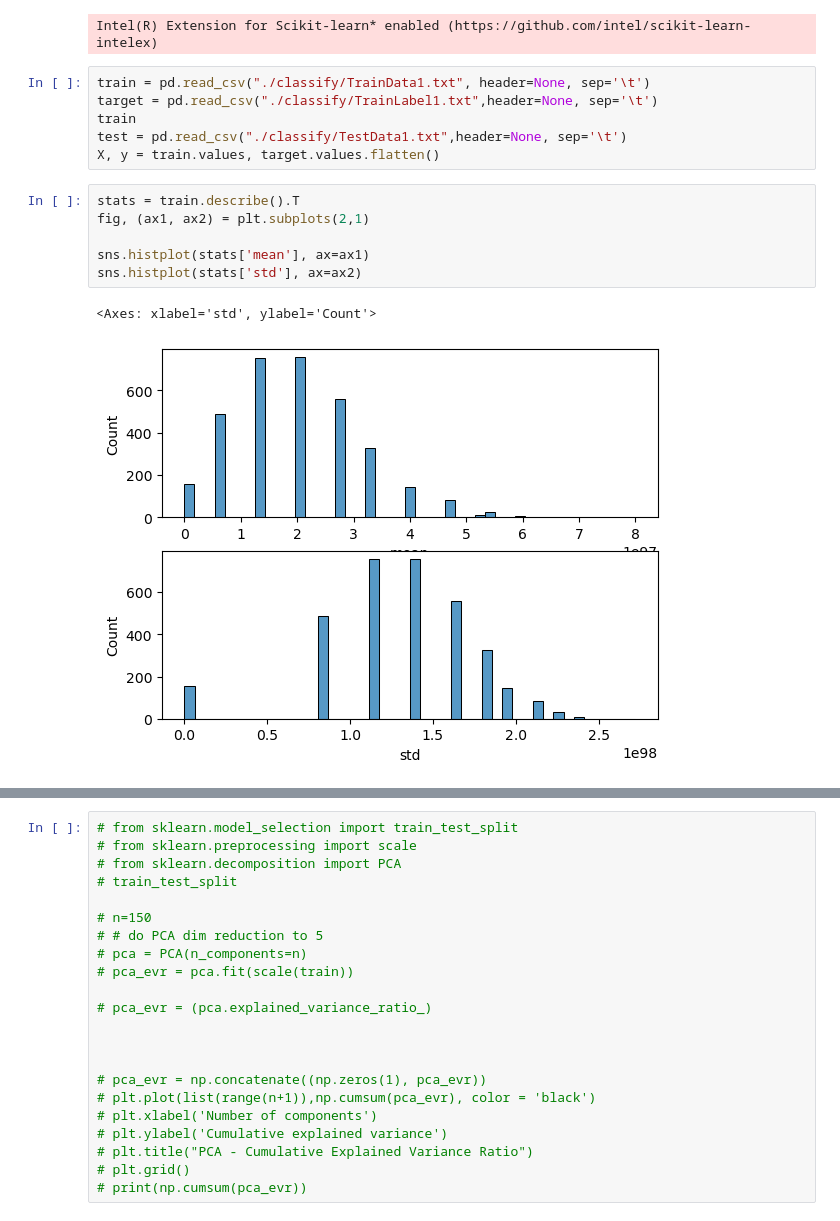
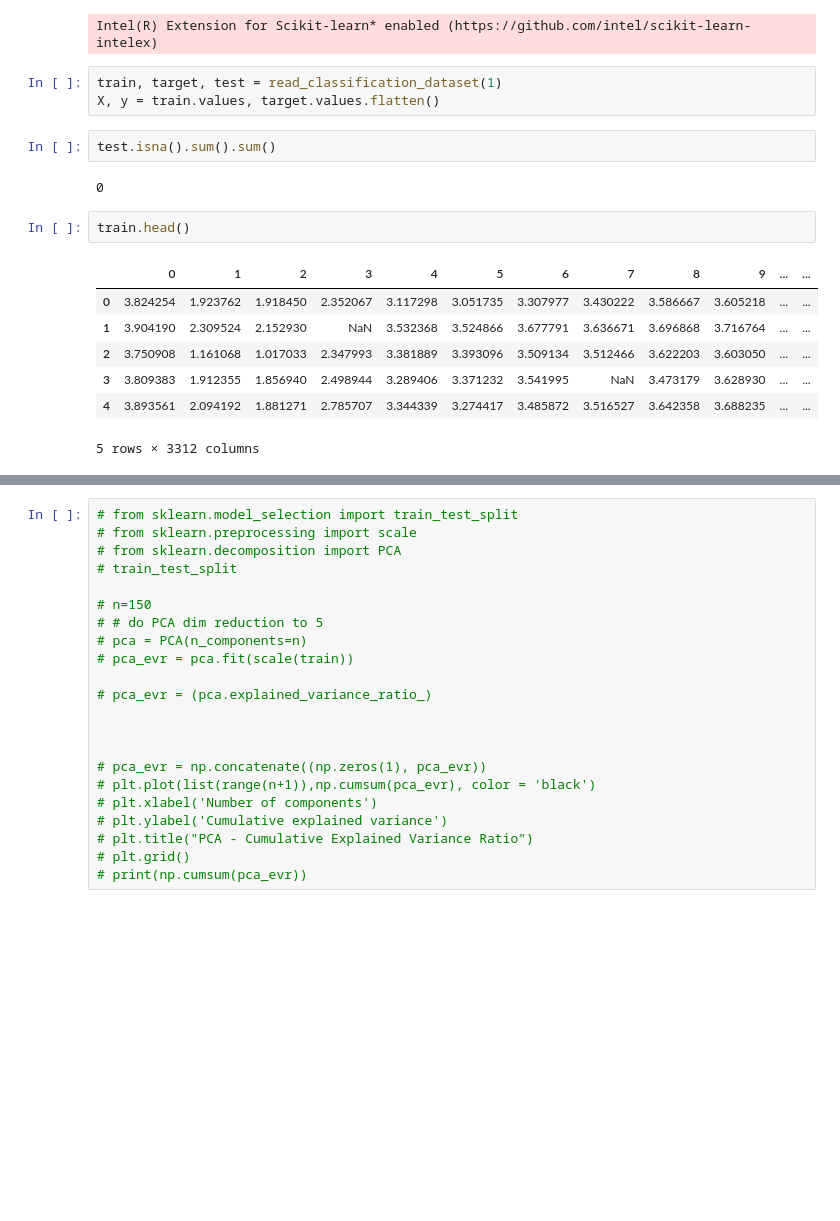
Before and after one commit to jamorr/ml_classification_na_estimation, a Jupyter notebook: classification.ipynb, the cells around one changed output, grey strips where cells are left out. Saved outputs shown, nothing was run; the diff lists cells and outputs as text; blank space fills up the shorter version.

Commit message:
added util function for reading data from csv

```diff
--- a/classification.ipynb
+++ b/classification.ipynb
@@ -20,18 +24,20 @@ from sklearn.model_selection import cross_val_score
 patch_sklearn()
 # %% [output]
 Intel(R) Extension for Scikit-learn* enabled (https://github.com/intel/scikit-learn-intelex)
-# %%
-train = pd.read_csv("./classify/TrainData1.txt", header=None, sep='\t')
-target = pd.read_csv("./classify/TrainLabel1.txt",header=None, sep='\t')
-train
-test = pd.read_csv("./classify/TestData1.txt",header=None, sep='\t')
-X, y = train.values, target.values.flatten()
-# %%
-stats = train.describe().T
-fig, (ax1, ax2) = plt.subplots(2,1)
-
-sns.histplot(stats['mean'], ax=ax1)
-sns.histplot(stats['std'], ax=ax2)
-# %% [output]
-<Axes: xlabel='std', ylabel='Count'>
-[figure, removed]
+# %%
+train, target, test = read_classification_dataset(1)
+X, y = train.values, target.values.flatten()
+# %%
+test.isna().sum().sum()
+# %% [output]
+0
+# %%
+train.head()
+# %% [output]
+|  | 0 | 1 | 2 | 3 | 4 | 5 | 6 | 7 | 8 | 9 | ... | ... |
+| 0 | 3.824254 | 1.923762 | 1.918450 | 2.352067 | 3.117298 | 3.051735 | 3.307977 | 3.430222 | 3.586667 | 3.605218 | ... | ... |
+| 1 | 3.904190 | 2.309524 | 2.152930 | NaN | 3.532368 | 3.524866 | 3.677791 | 3.636671 | 3.696868 | 3.716764 | ... | ... |
+| 2 | 3.750908 | 1.161068 | 1.017033 | 2.347993 | 3.381889 | 3.393096 | 3.509134 | 3.512466 | 3.622203 | 3.603050 | ... | ... |
+| 3 | 3.809383 | 1.912355 | 1.856940 | 2.498944 | 3.289406 | 3.371232 | 3.541995 | NaN | 3.473179 | 3.628930 | ... | ... |
+| 4 | 3.893561 | 2.094192 | 1.881271 | 2.785707 | 3.344339 | 3.274417 | 3.485872 | 3.516527 | 3.642358 | 3.688235 | ... | ... |
+5 rows × 3312 columns
```
Also changed, not shown: parts of 6 cells of this notebook, 1 other file.
